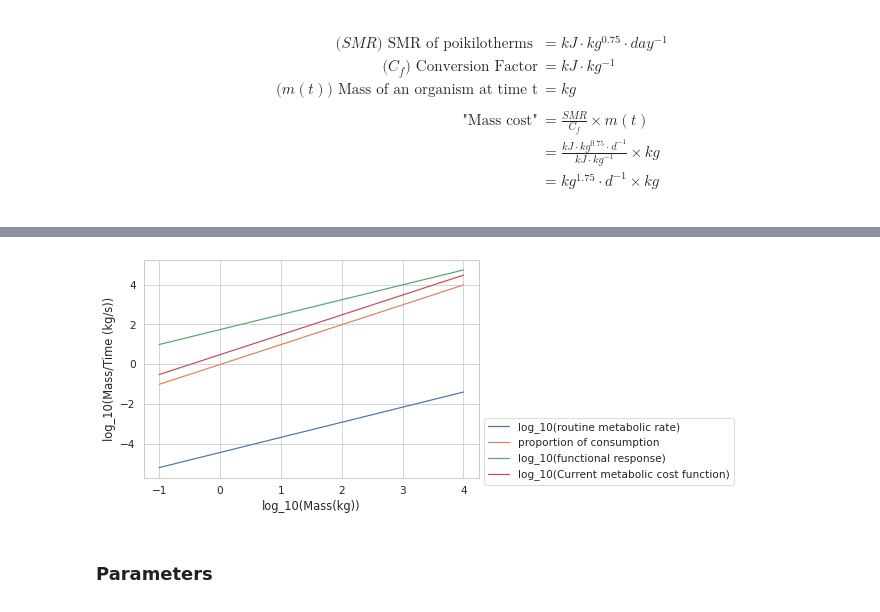
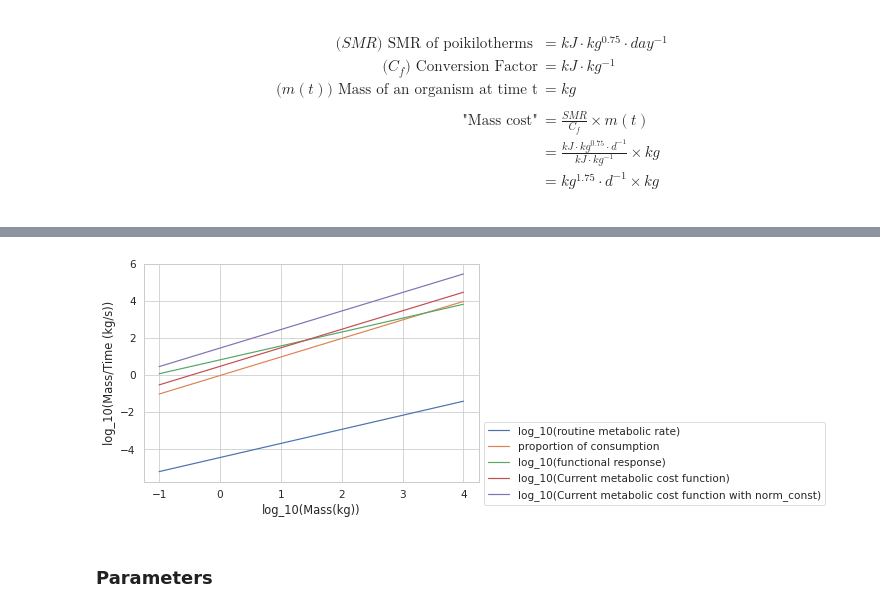
Before and after one commit to Don-Burns/Masters_Project, a Jupyter notebook: code/Supply_Model.ipynb, the cells around one changed output, grey strips where cells are left out. Cells and saved outputs as stored; diff of their text form; code cells hidden in the pictures.

```diff
--- a/code/Supply_Model.ipynb
+++ b/code/Supply_Model.ipynb
@@ -90,22 +90,22 @@ where:
 test the response behaviour by plotting for constant mass and linearly increasing resource density
 # %%
 ## parameters ##
-res = 10**4 # resolution of the response
-masses = [1, 10, 100, 1000]
+resolution = 10**4 # resolution of the response
+masses = [0.0001, 0.001, 0.01, 0.1, 10, 100, 1000, 10**4, 10**5]
 
 
-plt.figure(figsize=(13,13))
+plt.figure(figsize=(20,20))
 
 for i, m in enumerate(masses, 1):
-    plt.subplot(2,2, i)
-    ResDens = np.linspace(0, 1, res)
+    plt.subplot(3,3, i)
+    ResDens = np.linspace(0, 1, resolution)
     FR = F.Fun_Resp(m, ResDens, "3D")
     plt.plot(ResDens, FR)
     plt.xlabel("Resource Density")
     plt.ylabel("Consumption Rate")
-    pos = int(res * 0.7)
+    pos = int(resolution * 0.7)
     plt.text(ResDens[pos], FR[10], "Mass = " + str(m))
-#     plt.ylim(top = 0.0205)
+#     plt.ylim(top = 0.18)
 
 plt.savefig("../results/FunctionalResponseCheck.pdf")
 plt.show()
@@ -272,7 +276,7 @@ m = 2000# growth curve
 # check the functional response over growth
 FR = []
 for t in time:
-    FR.append(F.Fun_Resp(m, Xr = F.Xrt(t, amp=1, period=365, centre=100)))
+    FR.append(F.Fun_Resp(m, Xr = F.Xrt(t, amp=1, period=365, centre=100), dimensionality="2D"))
 
 # FR = FR*mass
 plt.figure()
@@ -293,7 +297,7 @@ mass = F.dmdt_integrate(m0, R0, time, params)# growth curve
 # check the functional response over growth
 FR = []
 for t, m in enumerate(mass):
-    FR.append(F.Fun_Resp(m, Xr = F.Xrt(t, amp=1, period=365, centre=100)))
+    FR.append(F.Fun_Resp(m, Xr = F.Xrt(t, amp=1, period=365, centre=100), dimensionality="2D"))
 
 # FR = FR*mass
 plt.figure()
@@ -367,7 +371,7 @@ plt.show()
 FuncResp = np.zeros_like(amp)
 
 for t in time:
-    FuncResp = F.Fun_Resp(m = 0.1,  Xr = F.Xrt(t, amp, centre = resource)) + FuncResp
+    FuncResp = F.Fun_Resp(m = 0.1,  Xr = F.Xrt(t, amp, centre = resource), dimensionality="2D") + FuncResp
 
 sb.heatmap(FuncResp).invert_yaxis()
 plt.title("Consumption rate over time [F(.)]")
@@ -708,37 +723,38 @@ resource = 10**4
 barneche = barneche2014(mass) # g C /d
 ##convert to SI units
 barneche = barneche /1000 #g -> kg
 # barneche =barneche /(24*60*60) # day -> hours -> minutes -> seconds
 barneche =barneche *11 # C -> wetmass #  conversion from `unit conversion table` section
 
 #
 
 # functional response
-fun_resp = F.Fun_Resp(mass, resource) #kg/s
-fun_resp = fun_resp *60*60*24
+fun_resp = F.Fun_Resp(mass, resource, dimensionality="2D") #kg/s
+fun_resp = fun_resp *60*60*24 #kg/d
 log_bm = log10(params["norm_const"]*params["meta_prop"]*mass**params["meta_exp"])
 
 # logging data
 log_mass = np.log10(mass)
 log_barneche = np.log10(barneche)
 log_fun_resp = np.log10(fun_resp*0.7)
 log_meta_cost = np.log10(F.metabolic_cost(mass, meta_exp=1)) #not times norm_const
-
+log_meta_norm = np.log10(F.metabolic_cost(mass, meta_exp=1)*norm_const)
 
 
 plt.figure()
 plt.plot(log_mass, log_barneche, label="log_10(routine metabolic rate)")
 plt.plot(log_mass, log_bm, label="proportion of consumption")
 plt.plot(log_mass, log_fun_resp, label="log_10(functional response)")
 plt.plot(log_mass, log_meta_cost, label="log_10(Current metabolic cost function)")
+plt.plot(log_mass, log_meta_norm, label="log_10(Current metabolic cost function with norm_const)")
 plt.xlabel("log_10(Mass(kg))")
 plt.ylabel("log_10(Mass/Time (kg/s))")
 plt.legend(fontsize="xx-small", loc="lower right")
 plt.savefig("../results/Barneche_Metabolic_rate_vs_Functional_Response.pdf")
 plt.legend(bbox_to_anchor=(1, 0.3))
 plt.show()
 # %% [output]
-[figure, old version]
+[figure, new version]
 # %% [markdown]
 ### Parameters
 # %%
```
Also changed, not shown: parts of 33 cells of this notebook, 7 other files.
